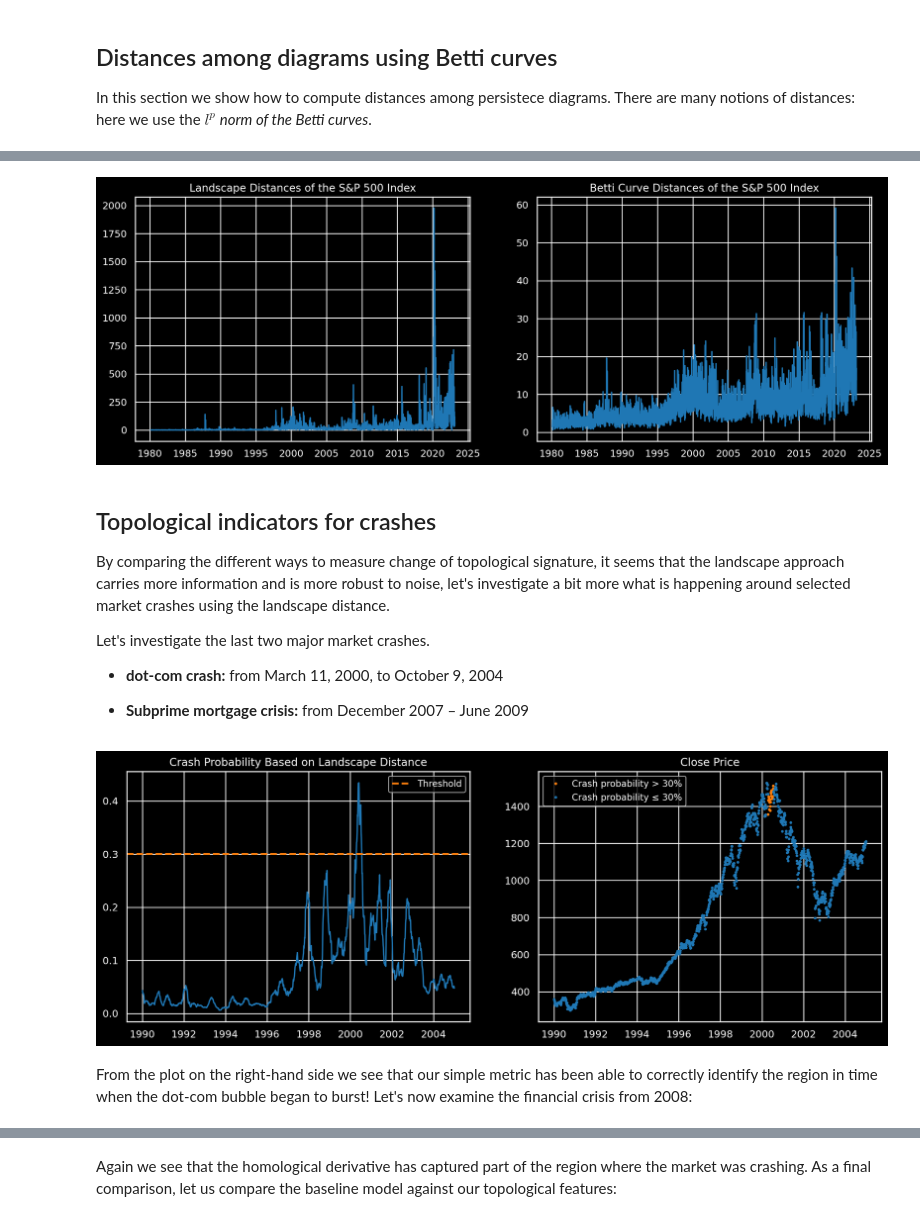
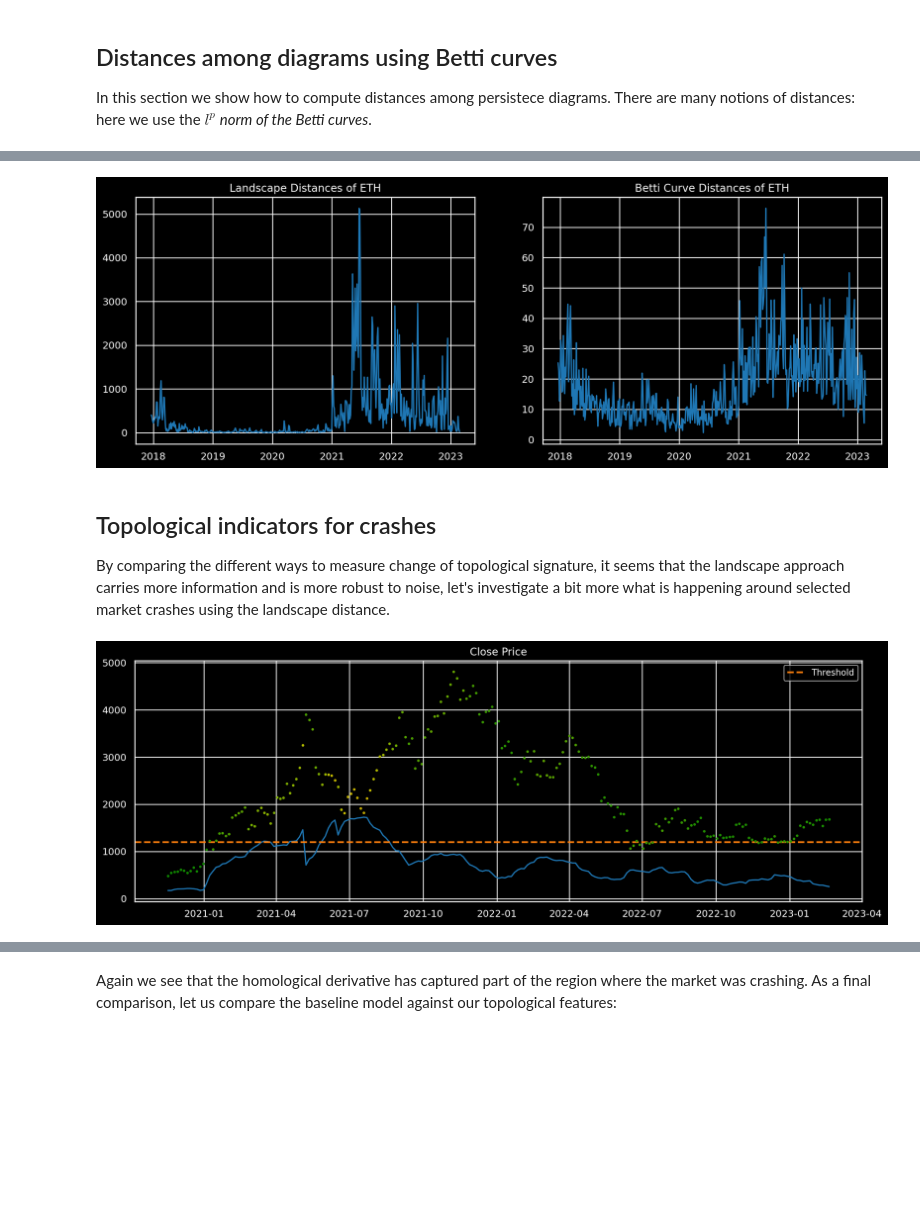
Before and after one commit to missglory/stock-market-crashes, a Jupyter notebook: Stock Market Crash Detection.ipynb, the cells around one changed output, grey strips where cells are left out. Cells and saved outputs as stored; diff of their text form; code cells hidden in the pictures; blank space fills up the shorter version.

```diff
--- a/Stock Market Crash Detection.ipynb
+++ b/Stock Market Crash Detection.ipynb
@@ -124,7 +51,7 @@ Here we use the `yfinance` library to download historical market data from Yahoo
 # %%
-SP500 = yf.Ticker("^GSPC")
-sp500_df = SP500.history(period="max")
-sp500_df.head()
+ETH = yf.Ticker("ETH-USD")
+eth_df = ETH.history(period="max")
+eth_df.head()
 # %% [output]
 |  | Open | High | Low | Close | Volume | Dividends | Stock Splits |
 | Date |  |  |  |  |  |  |  |
@@ -150,7 +77,7 @@ sp500_df.shape
 # %% [markdown]
 We are interested in the `Close` price values, so let's take a look at the complete time series:
 # %%
-price_df = sp500_df['Close']
+price_df = eth_df['Close']
 price_df.plot()
 plt.title('Close Price')
 plt.show()
@@ -204,7 +114,7 @@ embedder = ts.SingleTakensEmbedding(
 # %% [markdown]
 Now that our embedder is initialised, it is a simple matter to obtain an array of embeddings, where each element is a 3-dimensional vector:
 # %%
-price_values = price_resampled_df.values
+price_values = price_df.values
 price_embedded = embedder.fit_transform(price_values)
 
 embedder_time_delay = embedder.time_delay_
@@ -236,5 +146,5 @@ abs_derivative_of_means = np.abs(np.mean(np.diff(price_windows, axis=0), axis=1)
 # %%
 # define time index to combine with numpy arrays
 indices = [win[1] - 1 for win in window_indices[1:]]
-time_index_derivs = price_resampled_df.iloc[indices].index
+time_index_derivs = price_df.iloc[indices].index
 # %%
@@ -405,29 +400,23 @@ plt.show()
 # %%
 plt.figure(figsize=(15, 5))
 plt.subplot(1, 2, 1)
 plt.plot(time_index_derivs, landscape_succ_dists, "#1f77b4")
-plt.title("Landscape Distances of the S&P 500 Index")
+plt.title("Landscape Distances of ETH")
 
 plt.subplot(1, 2, 2)
 plt.plot(time_index_derivs, betti_succ_dists, "#1f77b4")
-plt.title('Betti Curve Distances of the S&P 500 Index')
+plt.title('Betti Curve Distances of ETH')
 plt.savefig('./images/metric_landscape_betti.png')
 plt.show()
 # %% [output]
-[figure, old version]
+[figure, new version]
 # %% [markdown]
 ## Topological indicators for crashes
 By comparing the different ways to measure change of topological signature, it seems that the landscape approach carries more information and is more robust to noise, let's investigate a bit more what is happening around selected market crashes using the landscape distance.
-
-Let's investigate the last two major market crashes.
-
-* **dot-com crash:** from March 11, 2000, to October 9, 2004
-
-* **Subprime mortgage crisis:**  from  December 2007 – June 2009
 # %%
 plot_crash_detections(
-    start_date="1990-01-01T04:16:13-04:00",
-    end_date="2005-01-01T04:16:13-04:00",
+    start_date=start_date,
+    end_date=end_date,
     threshold=0.3,
     distances=landscape_succ_dists,
     time_index_derivs=time_index_derivs,
@@ -435,6 +424,4 @@ plot_crash_detections(
     metric_name='Landscape Distance'
 )
 # %% [output]
-[figure, old version]
+[figure, new version]
-# %% [markdown]
-From the plot on the right-hand side we see that our simple metric has been able to correctly identify the region in time when the dot-com bubble began to burst! Let's now examine the financial crisis from 2008:
```
Also changed, not shown: parts of 23 cells of this notebook, 1 other file.
